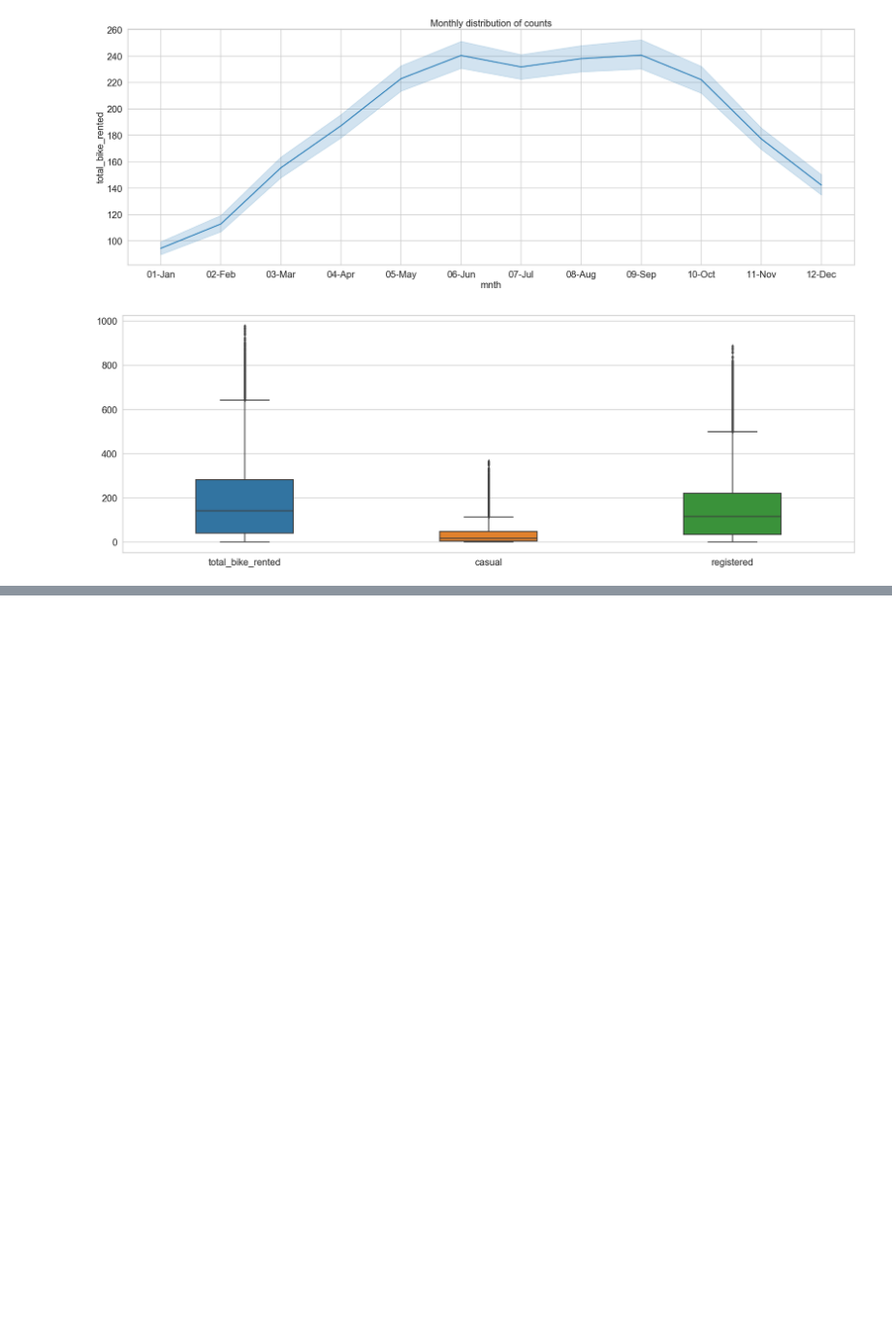
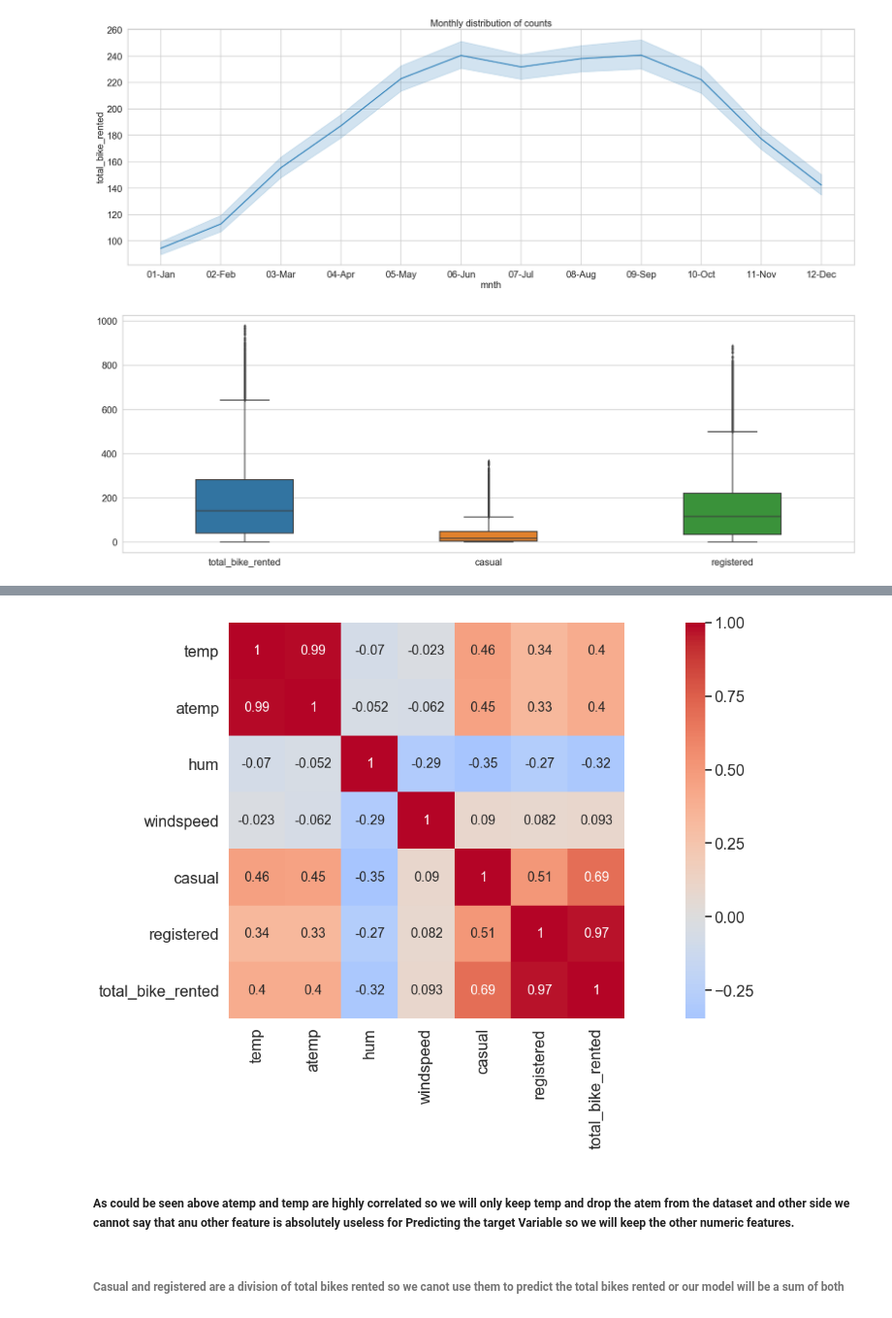
Before and after one commit to Rouzbehrahimi/Bike_sharing_dask, a Jupyter notebook: Dask_BS.ipynb, the cells around one changed output, grey strips where cells are left out. Shown at 97% size. Drawn from its saved outputs; the diff is of its cells as text; code cells hidden in the pictures; blank space fills up the shorter version.

Commit message:
Visualization and Outlier detection

```diff
--- a/Dask_BS.ipynb
+++ b/Dask_BS.ipynb
@@ -236,0 +241,10 @@ sns.boxplot(data=df_dask[["total_bike_rented", "casual", "registered"]].compute(
+# %%
+correlation = df_dask[
+    ["temp", "atemp", "hum", "windspeed", "casual", "registered", "total_bike_rented"]
+].compute().corr()
+# correlation.style.background_gradient(cmap='GnBu').set_precision(2)
+sns.heatmap(correlation, cmap="coolwarm", square=True, center=0, annot=True);
+# %% [output]
+[figure, added]
+# %% [markdown]
+##### As could be seen above atemp and temp are highly correlated so we will only keep temp and drop the atem from the dataset and other side we cannot say that anu other feature is absolutely useless for Predicting the target Variable so we will keep the other numeric features.
@@ -236,0 +253,2 @@ sns.boxplot(data=df_dask[["total_bike_rented", "casual", "registered"]].compute(
+# %% [markdown]
+###### Casual and registered are a division of total bikes rented so we canot use them to predict the total bikes rented or our model will be a sum of both
```
Also changed, not shown: parts of 37 cells of this notebook.
